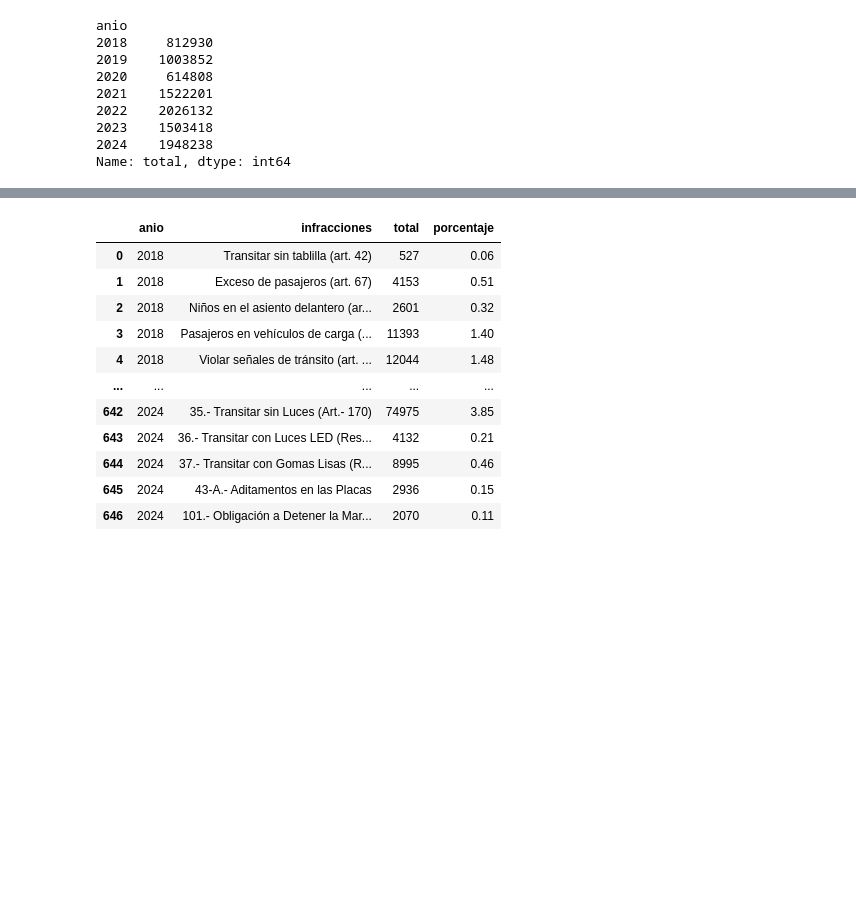
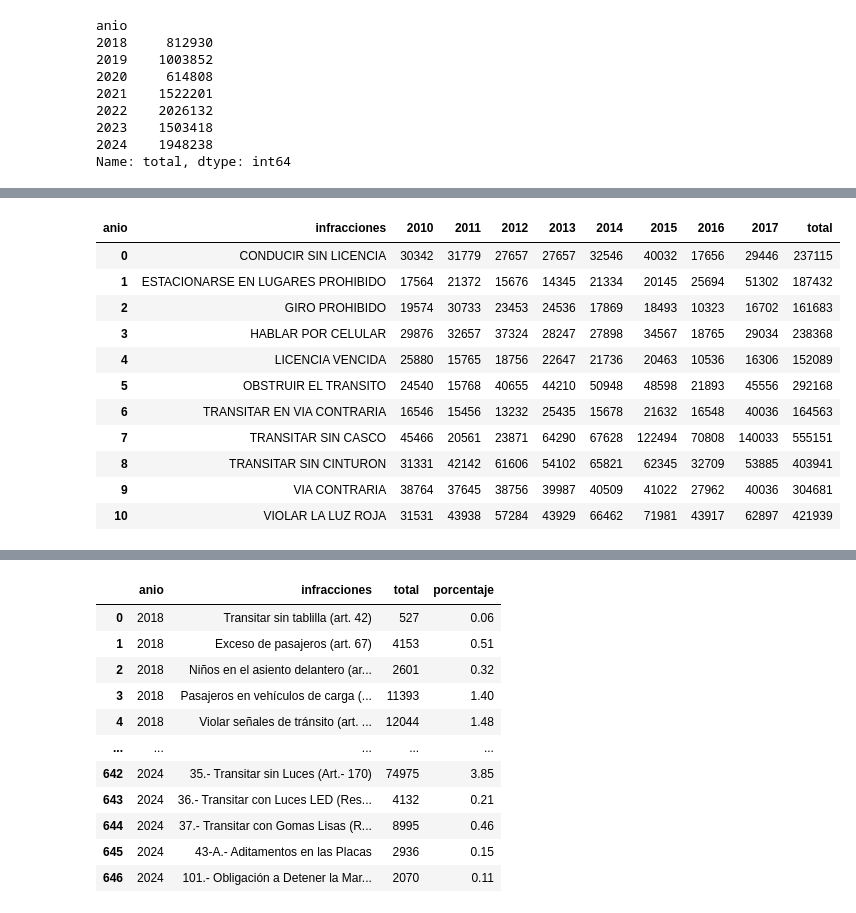
Before and after one commit to ngcarvajall/Accidentes_mortales_RD, a Jupyter notebook: Notebooks/Datos_añadidos.ipynb, the cells around one changed output, grey strips where cells are left out. Saved outputs shown, nothing was run; the diff lists cells and outputs as text; code cells hidden in the pictures; blank space fills up the shorter version.

```diff
--- a/Notebooks/Datos_añadidos.ipynb
+++ b/Notebooks/Datos_añadidos.ipynb
@@ -361,0 +389,29 @@ Name: total, dtype: int64
+# %%
+# Crear la pivot table para total de infracciones por tipo y año
+pivot_infracciones_1 = df_infracciones_1.pivot_table(
+    values='total',        # Columna que quieres sumar
+    index='infracciones',  # Índice: tipo de infracción
+    columns='anio',        # Columnas: años
+    aggfunc='sum',         # Agregación: suma de valores
+    fill_value=0           # Rellenar valores faltantes con 0
+)
+
+# Mostrar la pivot table
+pivot_infracciones_1['total'] = pivot_infracciones_1.sum(axis=1)
+# %%
+pivot_infracciones_1.reset_index(inplace=True)
+# %%
+pivot_infracciones_1
+# %% [output]
+| anio | infracciones | 2010 | 2011 | 2012 | 2013 | 2014 | 2015 | 2016 | 2017 | total |
+| 0 | CONDUCIR SIN LICENCIA | 30342 | 31779 | 27657 | 27657 | 32546 | 40032 | 17656 | 29446 | 237115 |
+| 1 | ESTACIONARSE EN LUGARES PROHIBIDO | 17564 | 21372 | 15676 | 14345 | 21334 | 20145 | 25694 | 51302 | 187432 |
+| 2 | GIRO PROHIBIDO | 19574 | 30733 | 23453 | 24536 | 17869 | 18493 | 10323 | 16702 | 161683 |
+| 3 | HABLAR POR CELULAR | 29876 | 32657 | 37324 | 28247 | 27898 | 34567 | 18765 | 29034 | 238368 |
+| 4 | LICENCIA VENCIDA | 25880 | 15765 | 18756 | 22647 | 21736 | 20463 | 10536 | 16306 | 152089 |
+| 5 | OBSTRUIR EL TRANSITO | 24540 | 15768 | 40655 | 44210 | 50948 | 48598 | 21893 | 45556 | 292168 |
+| 6 | TRANSITAR EN VIA CONTRARIA | 16546 | 15456 | 13232 | 25435 | 15678 | 21632 | 16548 | 40036 | 164563 |
+| 7 | TRANSITAR SIN CASCO | 45466 | 20561 | 23871 | 64290 | 67628 | 122494 | 70808 | 140033 | 555151 |
+| 8 | TRANSITAR SIN CINTURON | 31331 | 42142 | 61606 | 54102 | 65821 | 62345 | 32709 | 53885 | 403941 |
+| 9 | VIA CONTRARIA | 38764 | 37645 | 38756 | 39987 | 40509 | 41022 | 27962 | 40036 | 304681 |
+| 10 | VIOLAR LA LUZ ROJA | 31531 | 43938 | 57284 | 43929 | 66462 | 71981 | 43917 | 62897 | 421939 |
```
Also changed, not shown: parts of 13 cells of this notebook, 1 other file.
